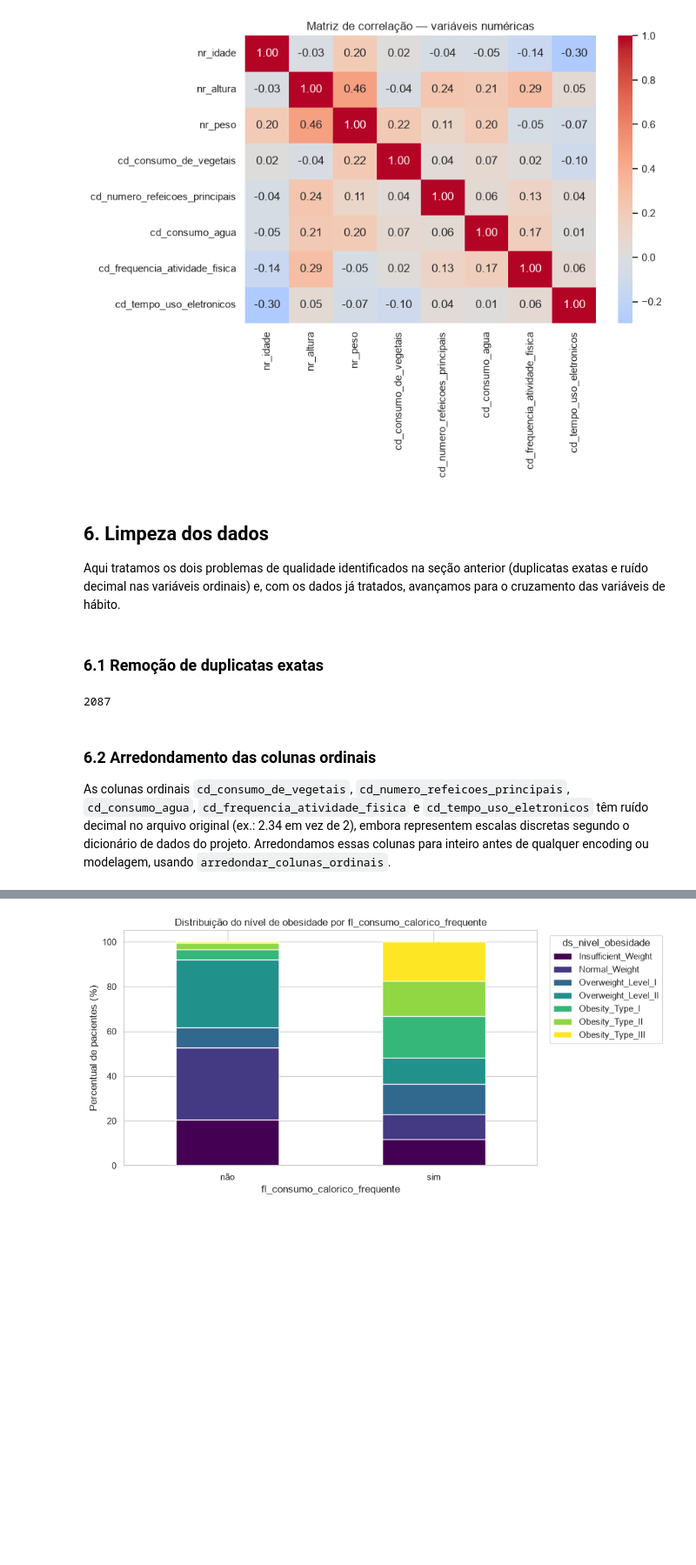
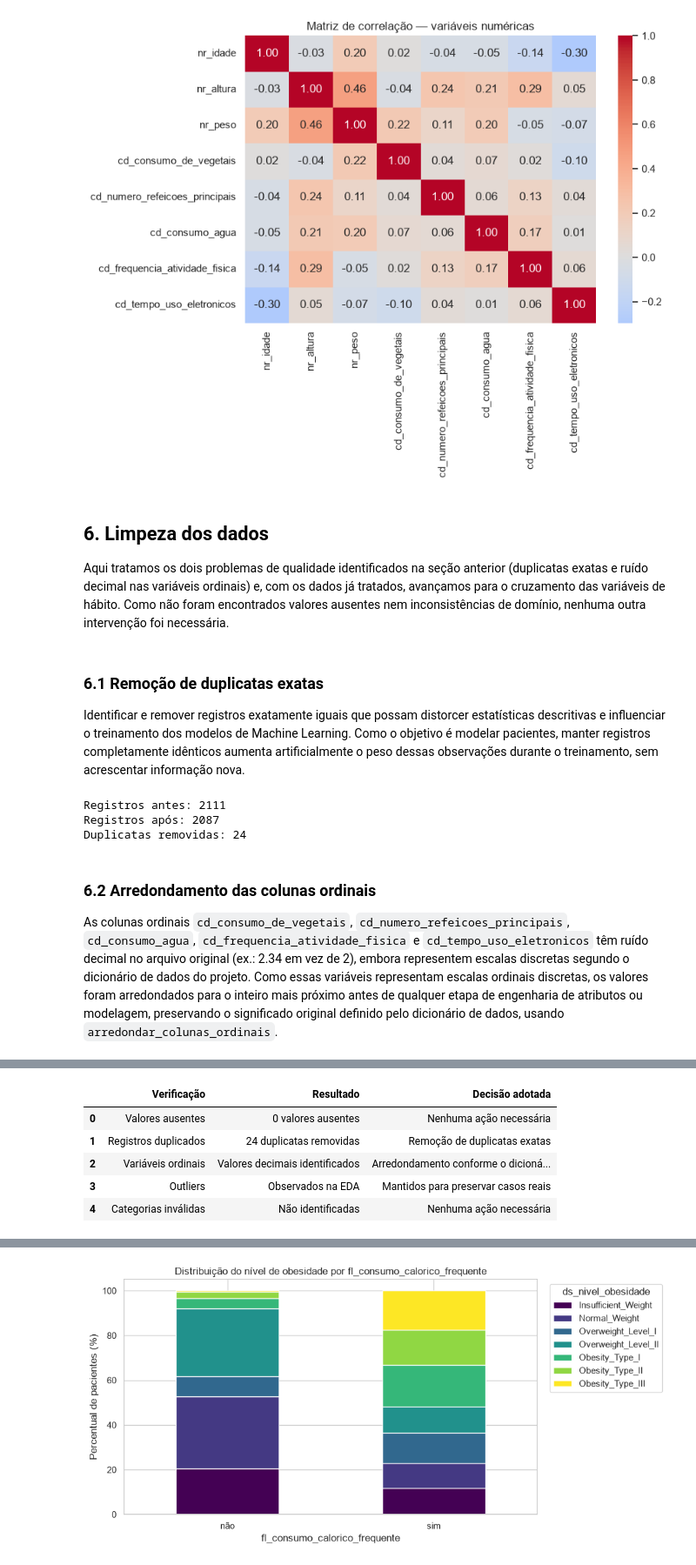
Before and after one commit to maclabr/tech-challenge-obesidade, a Jupyter notebook: notebooks/01_eda.ipynb, the cells around one changed output, grey strips where cells are left out. Shown at 87% size. Drawn from its saved outputs; the diff is of its cells as text; code cells hidden in the pictures; blank space fills up the shorter version.

Commit message:
docs: ajuste da narrativa da etapa de limpeza dos dados.

```diff
--- a/notebooks/01_eda.ipynb
+++ b/notebooks/01_eda.ipynb
@@ -276,18 +276,24 @@ plt.show()
 # %% [markdown]
 ## 6. Limpeza dos dados
 
-Aqui tratamos os dois problemas de qualidade identificados na seção anterior (duplicatas exatas e ruído decimal nas variáveis ordinais) e, com os dados já tratados, avançamos para o cruzamento das variáveis de hábito.
+Aqui tratamos os dois problemas de qualidade identificados na seção anterior (duplicatas exatas e ruído decimal nas variáveis ordinais) e, com os dados já tratados, avançamos para o cruzamento das variáveis de hábito. Como não foram encontrados valores ausentes nem inconsistências de domínio, nenhuma outra intervenção foi necessária.
 # %% [markdown]
 ### 6.1 Remoção de duplicatas exatas
+
+Identificar e remover registros exatamente iguais que possam distorcer estatísticas descritivas e influenciar o treinamento dos modelos de Machine Learning. Como o objetivo é modelar pacientes, manter registros completamente idênticos aumenta artificialmente o peso dessas observações durante o treinamento, sem acrescentar informação nova.
 # %%
 pacientes_sem_duplicatas = remover_duplicatas_exatas(pacientes_obesidade)
-len(pacientes_sem_duplicatas)
+print(f"Registros antes: {len(pacientes_obesidade)}")
+print(f"Registros após: {len(pacientes_sem_duplicatas)}")
+print(f"Duplicatas removidas: {len(pacientes_obesidade)-len(pacientes_sem_duplicatas)}")
 # %% [output]
-2087
+Registros antes: 2111
+Registros após: 2087
+Duplicatas removidas: 24
 # %% [markdown]
 ### 6.2 Arredondamento das colunas ordinais
 
-As colunas ordinais `cd_consumo_de_vegetais`, `cd_numero_refeicoes_principais`, `cd_consumo_agua`, `cd_frequencia_atividade_fisica` e `cd_tempo_uso_eletronicos` têm ruído decimal no arquivo original (ex.: 2.34 em vez de 2), embora representem escalas discretas segundo o dicionário de dados do projeto. Arredondamos essas colunas para inteiro antes de qualquer encoding ou modelagem, usando `arredondar_colunas_ordinais`.
+As colunas ordinais `cd_consumo_de_vegetais`, `cd_numero_refeicoes_principais`, `cd_consumo_agua`, `cd_frequencia_atividade_fisica` e `cd_tempo_uso_eletronicos` têm ruído decimal no arquivo original (ex.: 2.34 em vez de 2), embora representem escalas discretas segundo o dicionário de dados do projeto. Como essas variáveis representam escalas ordinais discretas, os valores foram arredondados para o inteiro mais próximo antes de qualquer etapa de engenharia de atributos ou modelagem, preservando o significado original definido pelo dicionário de dados, usando `arredondar_colunas_ordinais`.
 # %%
 pacientes_tratados = arredondar_colunas_ordinais(pacientes_sem_duplicatas, COLUNAS_ORDINAIS_ARREDONDAR)
 
@@ -302,4 +308,39 @@ pacientes_tratados[COLUNAS_ORDINAIS_ARREDONDAR].describe()
 | 50% | 2.000000 | 3.000000 | 2.000000 | 1.000000 | ... |
 | 75% | 3.000000 | 3.000000 | 2.000000 | 2.000000 | ... |
 | max | 3.000000 | 4.000000 | 3.000000 | 3.000000 | ... |
+# %%
+### 6.3 Quadro resumo limpeza de dados
+
+resumo_limpeza = pd.DataFrame({
+    "Verificação": [
+        "Valores ausentes",
+        "Registros duplicados",
+        "Variáveis ordinais",
+        "Outliers",
+        "Categorias inválidas"
+    ],
+    "Resultado": [
+        f"{pacientes_obesidade.isna().sum().sum()} valores ausentes",
+        f"{len(pacientes_obesidade) - len(pacientes_sem_duplicatas)} duplicatas removidas",
+        "Valores decimais identificados",
+        "Observados na EDA",
+        "Não identificadas"
+    ],
+    "Decisão adotada": [
+        "Nenhuma ação necessária",
+        "Remoção de duplicatas exatas",
+        "Arredondamento conforme o dicionário de dados",
+        "Mantidos para preservar casos reais",
+        "Nenhuma ação necessária"
+    ]
+})
+
+display(resumo_limpeza)
+# %% [output]
+|  | Verificação | Resultado | Decisão adotada |
+| 0 | Valores ausentes | 0 valores ausentes | Nenhuma ação necessária |
+| 1 | Registros duplicados | 24 duplicatas removidas | Remoção de duplicatas exatas |
+| 2 | Variáveis ordinais | Valores decimais identificados | Arredondamento conforme o dicioná... |
+| 3 | Outliers | Observados na EDA | Mantidos para preservar casos reais |
+| 4 | Categorias inválidas | Não identificadas | Nenhuma ação necessária |
 # %% [markdown]
```
Also changed, not shown: parts of 4 cells of this notebook.
